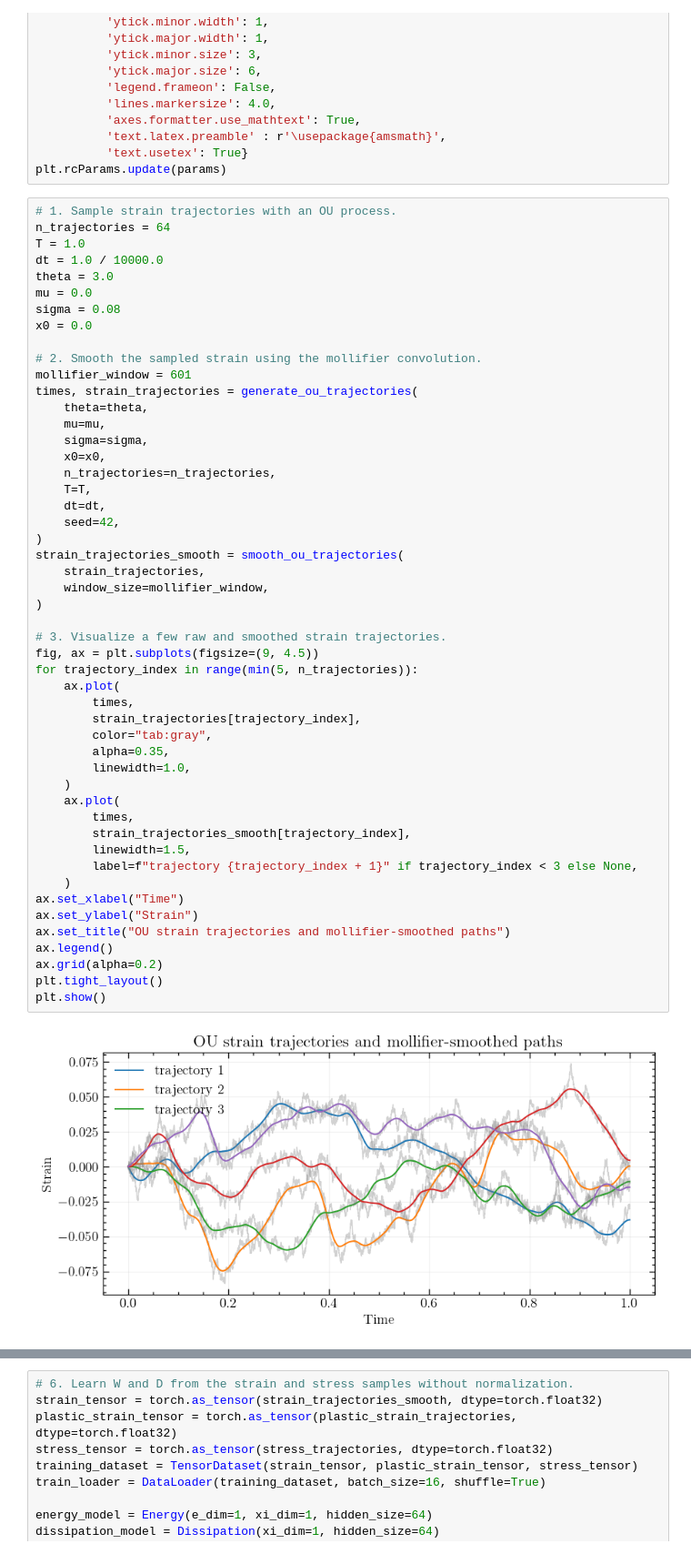
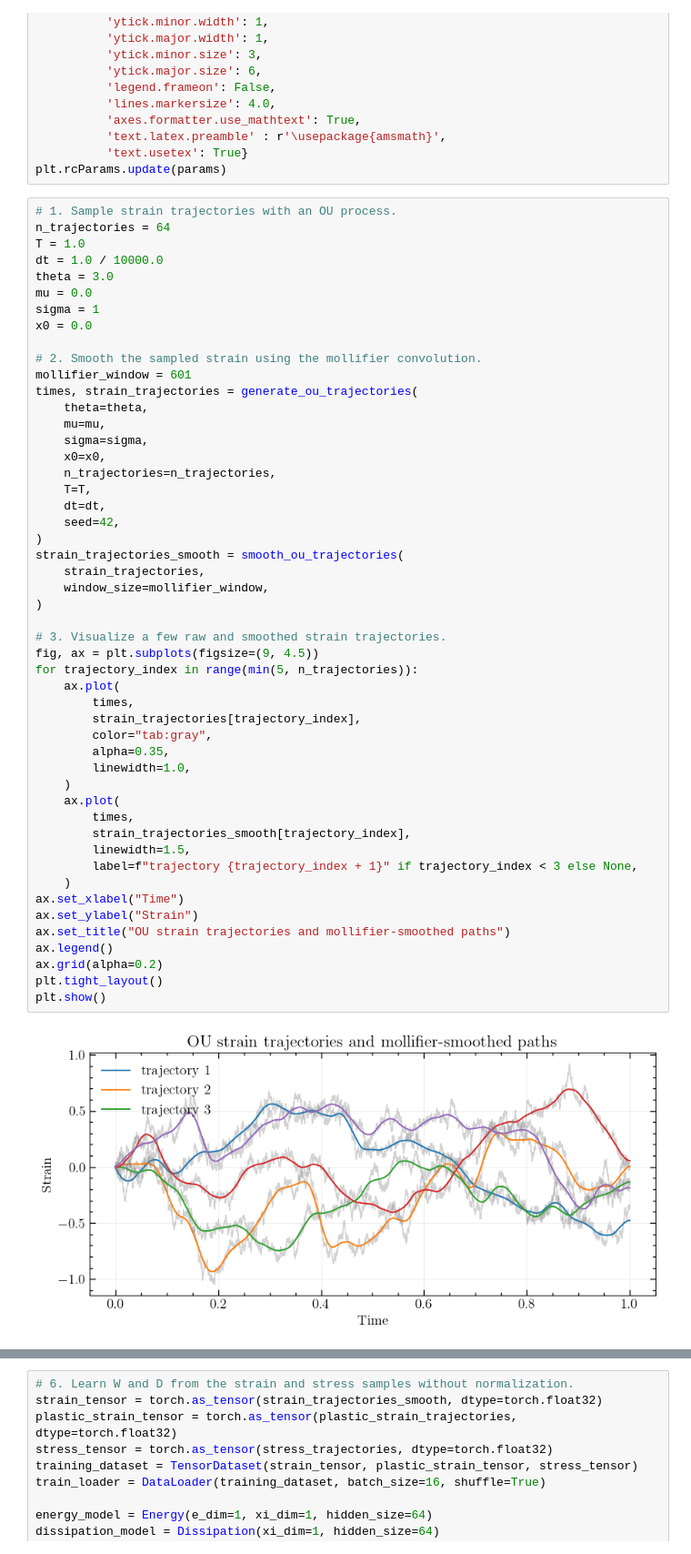
Before and after one commit to m-raj/sampling, a Jupyter notebook: kinematic_hardening_invertible.ipynb, the cells around one changed output, grey strips where cells are left out. Shown at 91% size. Saved outputs shown, nothing was run; the diff lists cells and outputs as text.

```diff
--- a/kinematic_hardening_invertible.ipynb
+++ b/kinematic_hardening_invertible.ipynb
@@ -48,7 +48,7 @@ T = 1.0
 dt = 1.0 / 10000.0
 theta = 3.0
 mu = 0.0
-sigma = 0.08
+sigma = 1
 x0 = 0.0
 
 # 2. Smooth the sampled strain using the mollifier convolution.
@@ -65,34 +65,34 @@ times, strain_trajectories = generate_ou_trajectories(
 )
 strain_trajectories_smooth = smooth_ou_trajectories(
     strain_trajectories,
     window_size=mollifier_window,
 )
 
 # 3. Visualize a few raw and smoothed strain trajectories.
 fig, ax = plt.subplots(figsize=(9, 4.5))
 for trajectory_index in range(min(5, n_trajectories)):
     ax.plot(
         times,
         strain_trajectories[trajectory_index],
         color="tab:gray",
         alpha=0.35,
         linewidth=1.0,
     )
     ax.plot(
         times,
         strain_trajectories_smooth[trajectory_index],
         linewidth=1.5,
         label=f"trajectory {trajectory_index + 1}" if trajectory_index < 3 else None,
     )
 ax.set_xlabel("Time")
 ax.set_ylabel("Strain")
 ax.set_title("OU strain trajectories and mollifier-smoothed paths")
 ax.legend()
 ax.grid(alpha=0.2)
 plt.tight_layout()
 plt.show()
 # %% [output]
-[figure, old version]
+[figure, new version]
 # %%
 # 4. Solve for stress with the kinematic-hardening model.
 E = 1000.0
```
Also changed, not shown: parts of 4 cells of this notebook, 1 other file.
